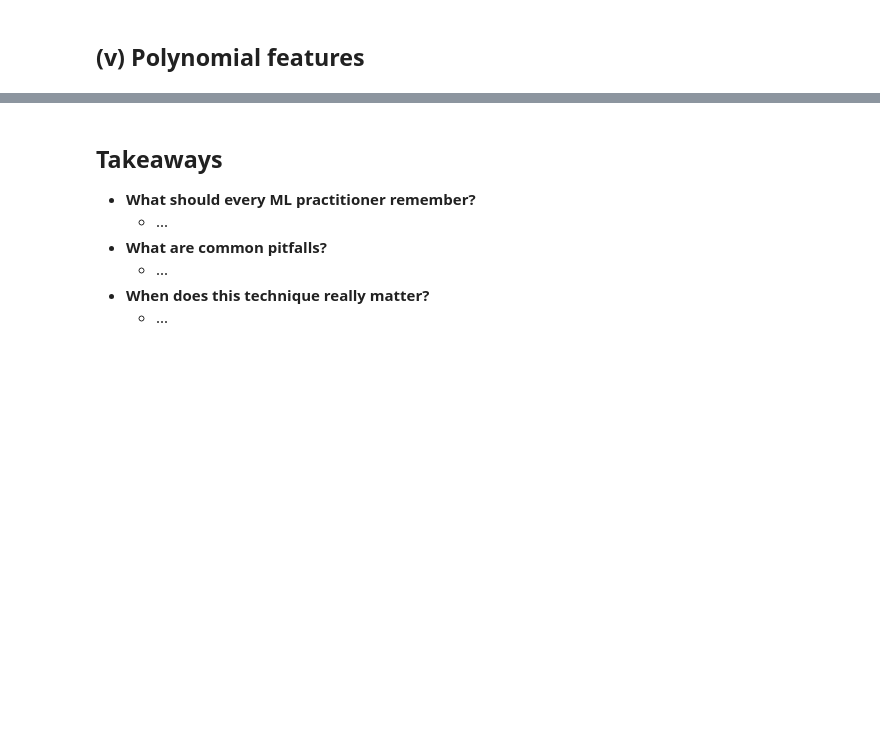
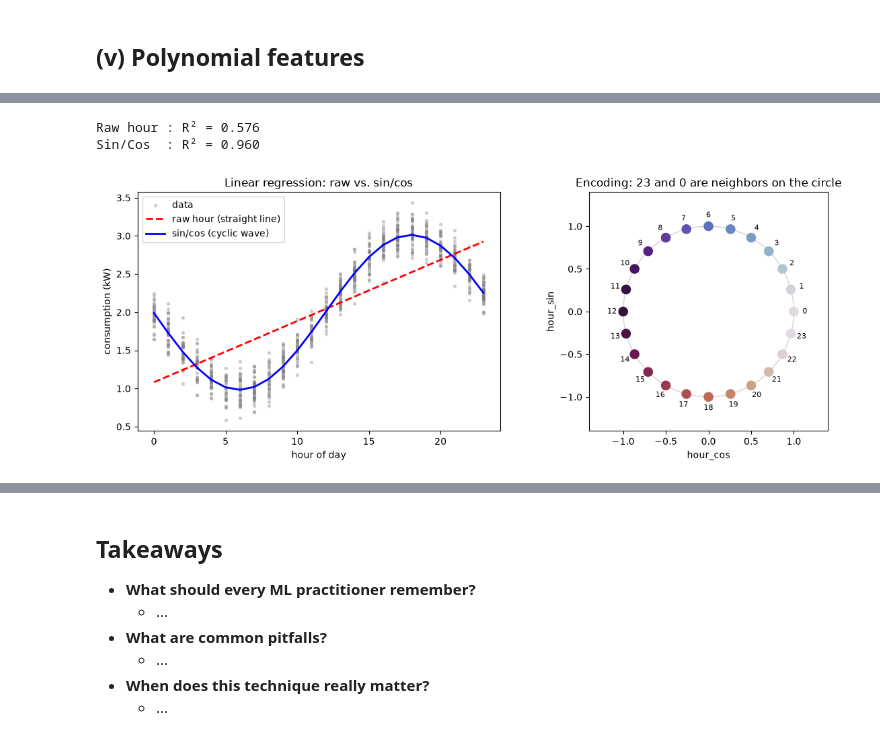
Before and after one commit to noraberinger/FeatureEngineering_HS2026, a Jupyter notebook: 02_Feature_Transformation.ipynb, the cells around one changed output, grey strips where cells are left out. Saved outputs shown, nothing was run; the diff lists cells and outputs as text; code cells hidden in the pictures; blank space fills up the shorter version.

```diff
--- a/02_Feature_Transformation.ipynb
+++ b/02_Feature_Transformation.ipynb
@@ -48,0 +106,54 @@ Most learners make implicit assumptions about their inputs: linear models assume
+# %%
+from sklearn.linear_model import LinearRegression
+from sklearn.metrics import r2_score
+
+# Synthetic data: peak at 18:00, trough at 06:00, plus noise
+rng = np.random.default_rng(0)
+hour = rng.integers(0, 24, size=1000)
+y = 2.0 + 1.0 * np.cos(2*np.pi*(hour - 18)/24) + rng.normal(0, 0.15, size=1000)
+df = pd.DataFrame({"hour": hour, "y": y})
+
+# Two feature sets, same model
+X_raw = df[["hour"]]
+X_cyc = pd.DataFrame({
+    "hour_sin": np.sin(2*np.pi*df["hour"]/24),
+    "hour_cos": np.cos(2*np.pi*df["hour"]/24),
+})
+
+m_raw = LinearRegression().fit(X_raw, df["y"])
+m_cyc = LinearRegression().fit(X_cyc, df["y"])
+
+print(f"Raw hour : R² = {r2_score(df['y'], m_raw.predict(X_raw)):.3f}")
+print(f"Sin/Cos  : R² = {r2_score(df['y'], m_cyc.predict(X_cyc)):.3f}")
+# %% [output]
+Raw hour : R² = 0.576
+Sin/Cos  : R² = 0.960
+# %%
+# Visualisation
+grid = np.arange(0, 24)
+G_raw = pd.DataFrame({"hour": grid})
+G_cyc = pd.DataFrame({"hour_sin": np.sin(2*np.pi*grid/24),
+                      "hour_cos": np.cos(2*np.pi*grid/24)})
+
+fig, ax = plt.subplots(1, 2, figsize=(12, 4.5))
+
+# Left: fits in original hour space
+ax[0].scatter(df["hour"], df["y"], s=8, alpha=0.3, color="gray", label="data")
+ax[0].plot(grid, m_raw.predict(G_raw), "r--", lw=2, label="raw hour (straight line)")
+ax[0].plot(grid, m_cyc.predict(G_cyc), "b-", lw=2, label="sin/cos (cyclic wave)")
+ax[0].set(xlabel="hour of day", ylabel="consumption (kW)", title="Linear regression: raw vs. sin/cos")
+ax[0].legend()
+
+# Right: the encoding itself, hours on the unit circle
+ax[1].add_patch(plt.Circle((0, 0), 1, fill=False, color="lightgray"))
+sc = ax[1].scatter(G_cyc["hour_cos"], G_cyc["hour_sin"], c=grid, cmap="twilight", s=90, zorder=3)
+for h in grid:
+    ax[1].annotate(str(h), (G_cyc["hour_cos"][h]*1.13, G_cyc["hour_sin"][h]*1.13),
+                   ha="center", va="center", fontsize=8)
+ax[1].set(xlim=(-1.4, 1.4), ylim=(-1.4, 1.4), aspect="equal",
+          xlabel="hour_cos", ylabel="hour_sin",
+          title="Encoding: 23 and 0 are neighbors on the circle")
+plt.tight_layout()
+plt.show()
+# %% [output]
+[figure, added]
```
Also changed, not shown: parts of 5 cells of this notebook.
